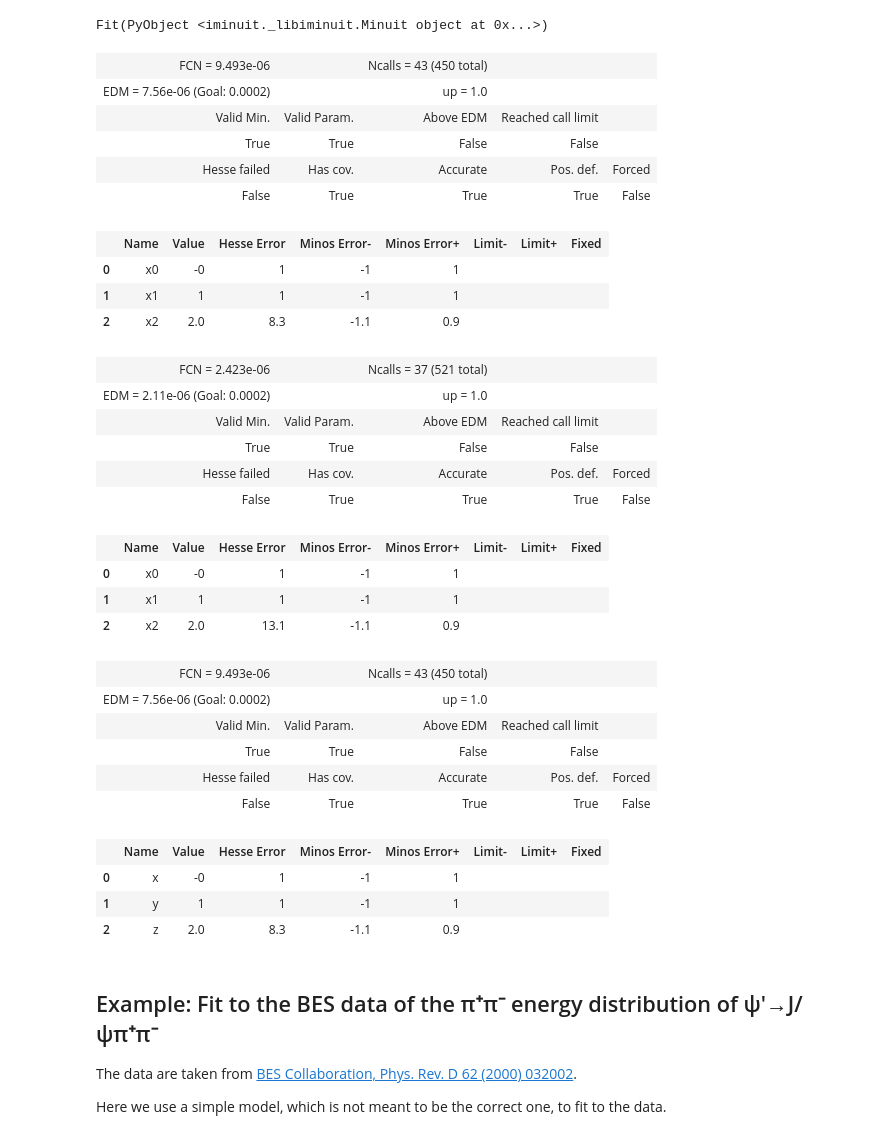
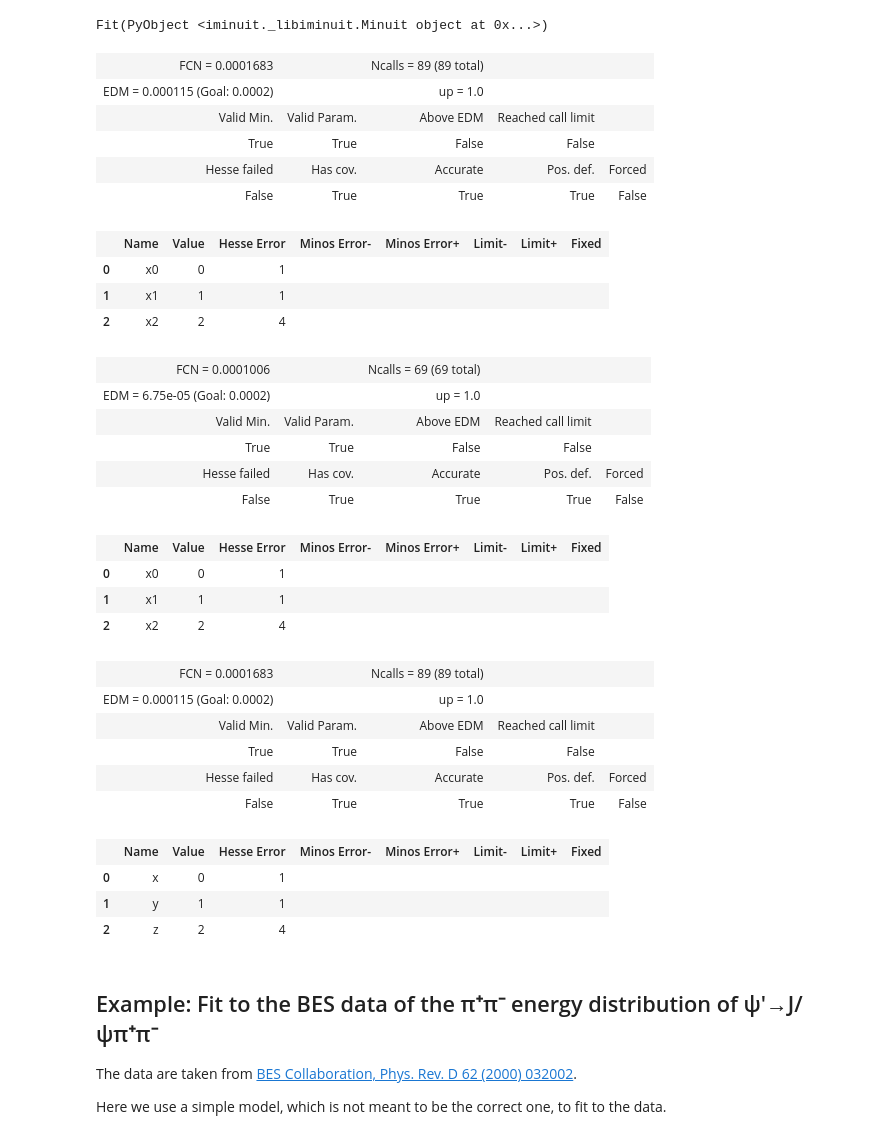
Before and after one commit to fkguo/IMinuit.jl, a Jupyter notebook: docs/example.ipynb, the cells around one changed output. Cells and saved outputs as stored; diff of their text form; code cells hidden in the pictures.

```diff
--- a/docs/example.ipynb
+++ b/docs/example.ipynb
@@ -30,49 +18,43 @@ m1 = Minuit(f1, x = 1, y = 1, z = 4)
 Fit(PyObject <iminuit._libiminuit.Minuit object at 0x...>)
 # %%
 migrad(m)
-minos(m)
-migrad(m)
 # %% [output]
-| FCN = 9.493e-06 |  | Ncalls = 43 (450 total) |  |  |
-| EDM = 7.56e-06 (Goal: 0.0002) |  | up = 1.0 |  |  |
+| FCN = 0.0001683 |  | Ncalls = 89 (89 total) |  |  |
+| EDM = 0.000115 (Goal: 0.0002) |  | up = 1.0 |  |  |
 | Valid Min. | Valid Param. | Above EDM | Reached call limit |  |
 | True | True | False | False |  |
 | Hesse failed | Has cov. | Accurate | Pos. def. | Forced |
 | False | True | True | True | False |
 |  | Name | Value | Hesse Error | Minos Error- | Minos Error+ | Limit- | Limit+ | Fixed |
-| 0 | x0 | -0 | 1 | -1 | 1 |  |  |  |
-| 1 | x1 | 1 | 1 | -1 | 1 |  |  |  |
-| 2 | x2 | 2.0 | 8.3 | -1.1 | 0.9 |  |  |  |
+| 0 | x0 | 0 | 1 |  |  |  |  |  |
+| 1 | x1 | 1 | 1 |  |  |  |  |  |
+| 2 | x2 | 2 | 4 |  |  |  |  |  |
 # %%
 migrad(mgrad)
-minos(mgrad)
-migrad(mgrad)
 # %% [output]
-| FCN = 2.423e-06 |  | Ncalls = 37 (521 total) |  |  |
-| EDM = 2.11e-06 (Goal: 0.0002) |  | up = 1.0 |  |  |
+| FCN = 0.0001006 |  | Ncalls = 69 (69 total) |  |  |
+| EDM = 6.75e-05 (Goal: 0.0002) |  | up = 1.0 |  |  |
 | Valid Min. | Valid Param. | Above EDM | Reached call limit |  |
 | True | True | False | False |  |
 | Hesse failed | Has cov. | Accurate | Pos. def. | Forced |
 | False | True | True | True | False |
 |  | Name | Value | Hesse Error | Minos Error- | Minos Error+ | Limit- | Limit+ | Fixed |
-| 0 | x0 | -0 | 1 | -1 | 1 |  |  |  |
-| 1 | x1 | 1 | 1 | -1 | 1 |  |  |  |
-| 2 | x2 | 2.0 | 13.1 | -1.1 | 0.9 |  |  |  |
+| 0 | x0 | 0 | 1 |  |  |  |  |  |
+| 1 | x1 | 1 | 1 |  |  |  |  |  |
+| 2 | x2 | 2 | 4 |  |  |  |  |  |
 # %%
 migrad(m1)
-minos(m1)
-migrad(m1)
 # %% [output]
-| FCN = 9.493e-06 |  | Ncalls = 43 (450 total) |  |  |
-| EDM = 7.56e-06 (Goal: 0.0002) |  | up = 1.0 |  |  |
+| FCN = 0.0001683 |  | Ncalls = 89 (89 total) |  |  |
+| EDM = 0.000115 (Goal: 0.0002) |  | up = 1.0 |  |  |
 | Valid Min. | Valid Param. | Above EDM | Reached call limit |  |
 | True | True | False | False |  |
 | Hesse failed | Has cov. | Accurate | Pos. def. | Forced |
 | False | True | True | True | False |
 |  | Name | Value | Hesse Error | Minos Error- | Minos Error+ | Limit- | Limit+ | Fixed |
-| 0 | x | -0 | 1 | -1 | 1 |  |  |  |
-| 1 | y | 1 | 1 | -1 | 1 |  |  |  |
-| 2 | z | 2.0 | 8.3 | -1.1 | 0.9 |  |  |  |
+| 0 | x | 0 | 1 |  |  |  |  |  |
+| 1 | y | 1 | 1 |  |  |  |  |  |
+| 2 | z | 2 | 4 |  |  |  |  |  |
 # %% [markdown]
 ## Example: Fit to the BES data of the π⁺π⁻ energy distribution of ψ'→J/ψπ⁺π⁻
 
```
Also changed, not shown: parts of 19 cells of this notebook, 2 other files.
